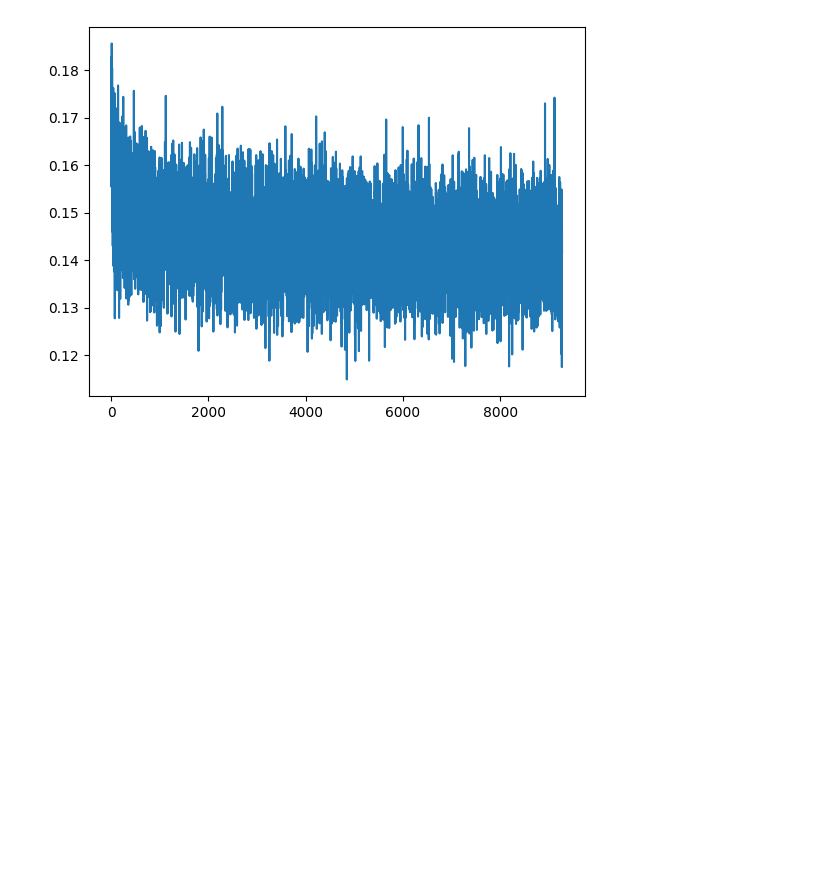
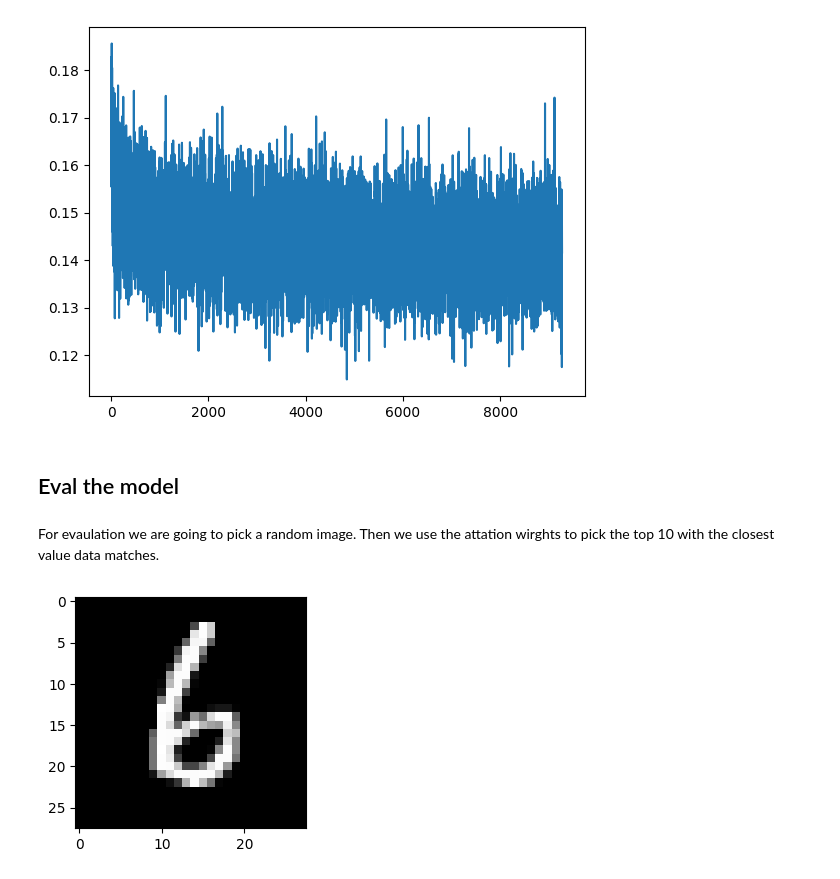
Before and after one commit to KjetilIN/attention-basics, a Jupyter notebook: notebooks/train_mha.ipynb, the cells around one changed output. Drawn from its saved outputs; the diff is of its cells as text; code cells hidden in the pictures; blank space fills up the shorter version.

Commit message:
Add evaulation of notebook

```diff
--- a/notebooks/train_mha.ipynb
+++ b/notebooks/train_mha.ipynb
@@ -137,3 +137,31 @@ print("Minimum MSE loss %.4f" % np.min(loss_logger))
 # %% [output]
 Minimum MSE loss 0.1149
 [figure]
+# %% [markdown]
+## Eval the model
+# %%
+# Set the model to evaluation mode
+mha_model.eval()
+
+# Perform forward pass without gradient computation
+with torch.no_grad():
+    # Reshape input data and move it to the specified device
+    q_img = data.reshape(data.shape[0], 1, -1).to(device)
+
+    # Perform forward pass through the Multi-Head Attention model
+    attn_output, attn_output_weights = mha_model(q_img, values_tensor)
+# %% [markdown]
+For evaulation we are going to pick a random image. Then we use the attation wirghts to pick the top 10 with the closest value data matches.
+# %%
+# For a given input, use the attention map to find the "closest" value-data matches
+index = 10
+top10 = attn_output_weights[index, 0].argsort(descending=True)[:10]
+top10_data = values_tensor[index, top10].cpu()
+# %%
+# Plot the original image
+plt.figure(figsize=(3, 3))
+out = torchvision.utils.make_grid(q_img[index].cpu().reshape(-1, 1, 28, 28), 8,
+                                  normalize=True, pad_value=0.5)
+_ = plt.imshow(out.numpy().transpose((1, 2, 0)))
+# %% [output]
+[figure, added]
```
Also changed, not shown: parts of 7 cells of this notebook.
